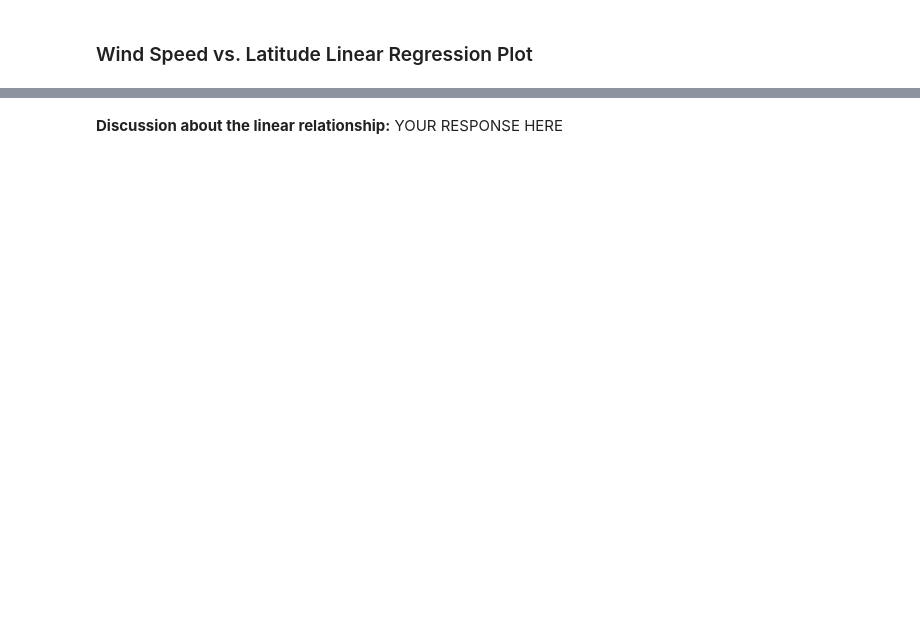
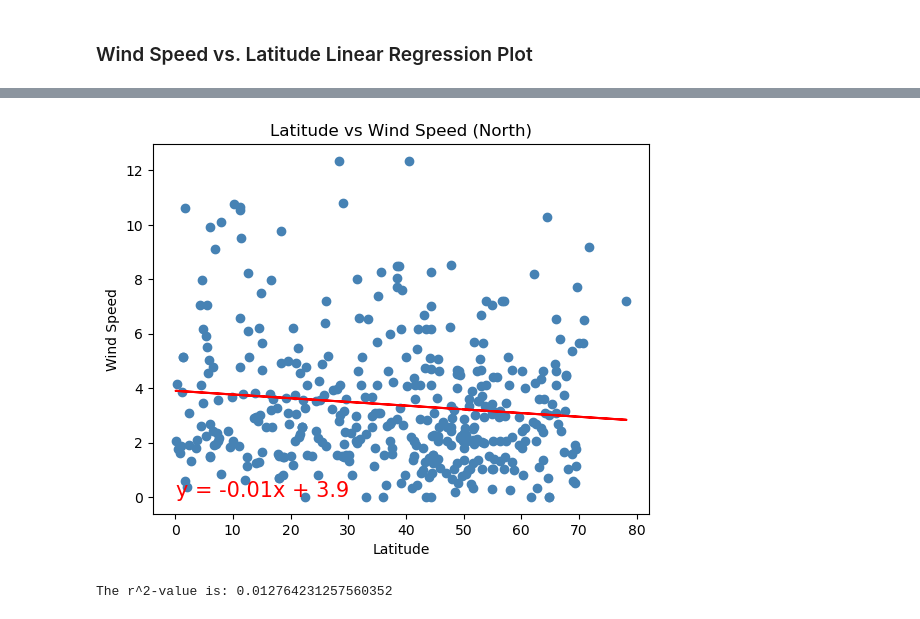
Before and after one commit to sarahryan0413/python-api-challenge, a Jupyter notebook: Notebooks/WeatherPy.ipynb, the cells around one changed output, grey strips where cells are left out. Saved outputs shown, nothing was run; the diff lists cells and outputs as text; code cells hidden in the pictures; blank space fills up the shorter version.

```diff
--- a/Notebooks/WeatherPy.ipynb
+++ b/Notebooks/WeatherPy.ipynb
@@ -519,2 +511,17 @@ The r^2-value is: 0.06495869418886388
-# %% [markdown]
-**Discussion about the linear relationship:** YOUR RESPONSE HERE
+# %%
+# Linear regression on Northern Hemisphere
+
+# Call the function for linear regression plot
+north_temp_lat = linear_regression_plot(
+    northern_hemi_df["Lat"],
+    northern_hemi_df["Wind Speed"],
+    "Latitude",
+    "Wind Speed",
+    "Latitude vs Wind Speed (North)")
+
+plt.show()
+
+print(f"The r^2-value is: {north_temp_lat}")
+# %% [output]
+[figure, added]
+The r^2-value is: 0.012764231257560352
```
Also changed, not shown: parts of 6 cells of this notebook, 1 other file.
